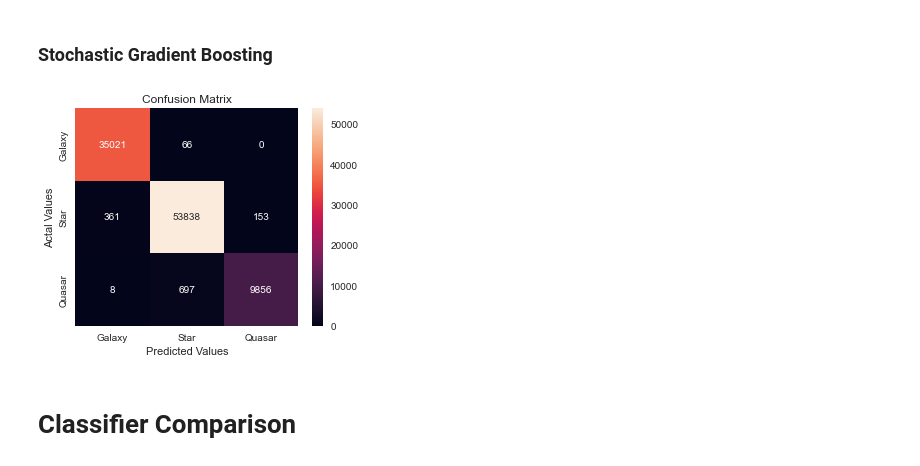
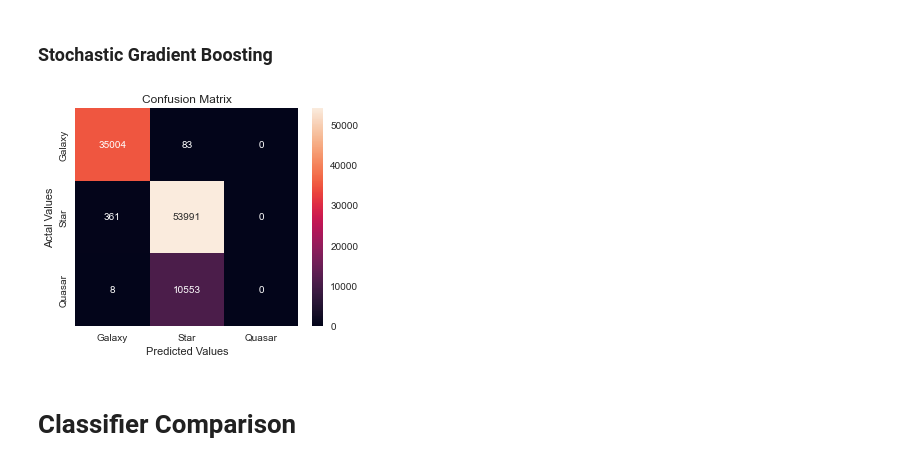
Before and after one commit to sheetalrprasad/Classification-of-Space-Objects, a Jupyter notebook: Classifier_Comparison.ipynb, the cells around one changed output. Saved outputs shown, nothing was run; the diff lists cells and outputs as text; code cells hidden in the pictures.

```diff
--- a/Classifier_Comparison.ipynb
+++ b/Classifier_Comparison.ipynb
@@ -40,7 +77,7 @@ from sklearn.model_selection import RepeatedStratifiedKFold
 # %% [markdown]
 ## Cleaning
 # %%
-filePath = 'data/Skyserver_SQL4_7_2022 12_58_52 AM.csv'
+filePath = 'C:/Users/asus/CS649_SkyObjectProject/data/Skyserver_SQL4_7_2022 12_58_52 AM.csv'
 # %%
 spaceObj = pd.read_csv(filePath,skiprows=1, index_col='objid')
 spaceObj = spaceObj.sort_index()
@@ -487,13 +524,13 @@ plotConfusionMatrixDF(adaBoostConfusionMatrix)
 # %% [markdown]
 ### Stochastic Gradient Boosting
 # %%
-gradientBoostClassifier = GradientBoostingClassifier(n_estimators=100, learning_rate=0.01, random_state=7)
+gradientBoostClassifier = GradientBoostingClassifier(n_estimators=30, learning_rate=0.01, random_state=7)
 #calling model function to get predicted class values for Stochastic Gradient Boosting model
 gradientBoostPrediction=model(gradientBoostClassifier, 'Stochastic Gradient Boosting', X_train, y_train)
 gradientBoostConfusionMatrix = confusion_matrix(y_test,gradientBoostPrediction)
 plotConfusionMatrixDF(gradientBoostConfusionMatrix)
 # %% [output]
-[figure, old version]
+[figure, new version]
 # %% [markdown]
 # Classifier Comparison
 # %%
```
Also changed, not shown: parts of 32 cells of this notebook, 2 other files.
